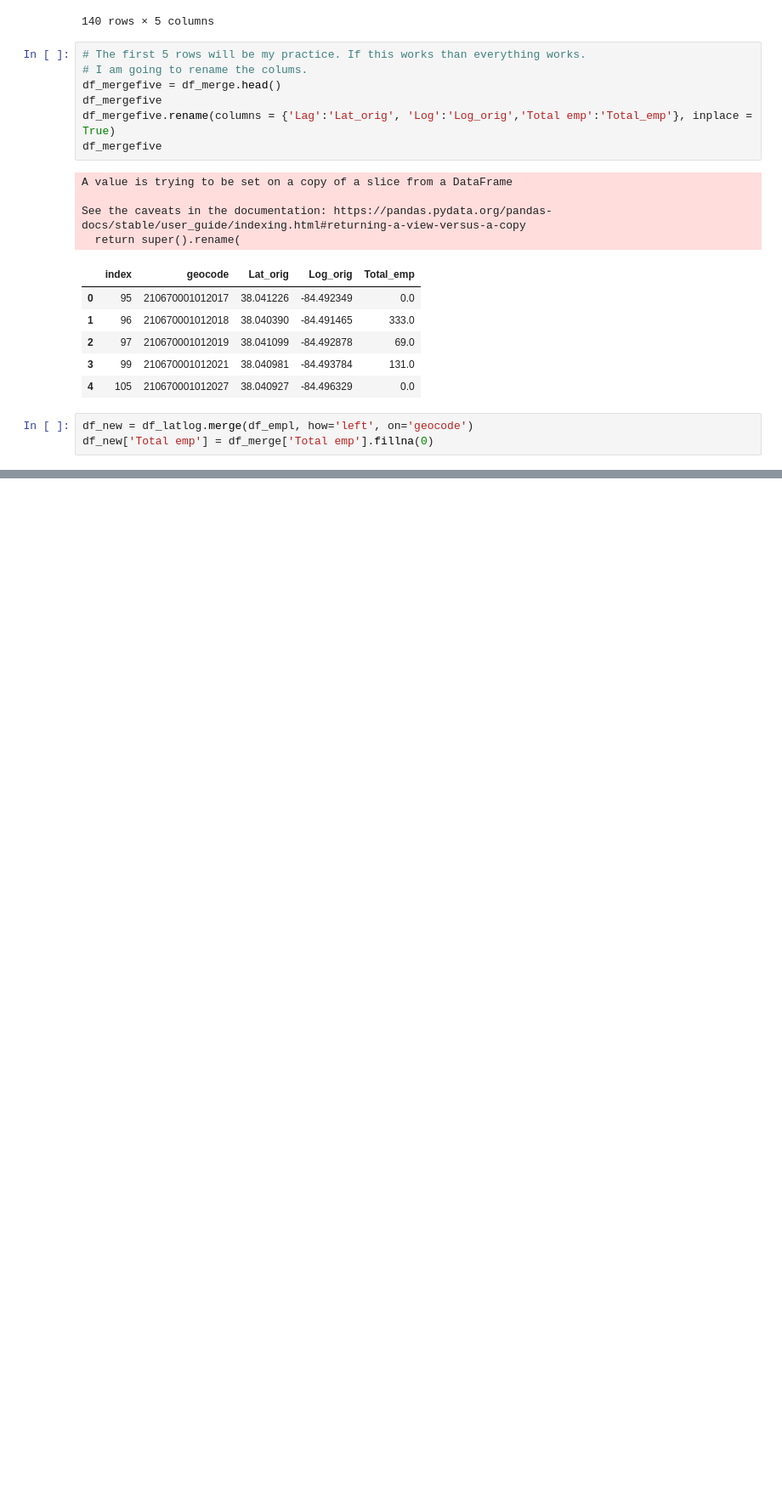
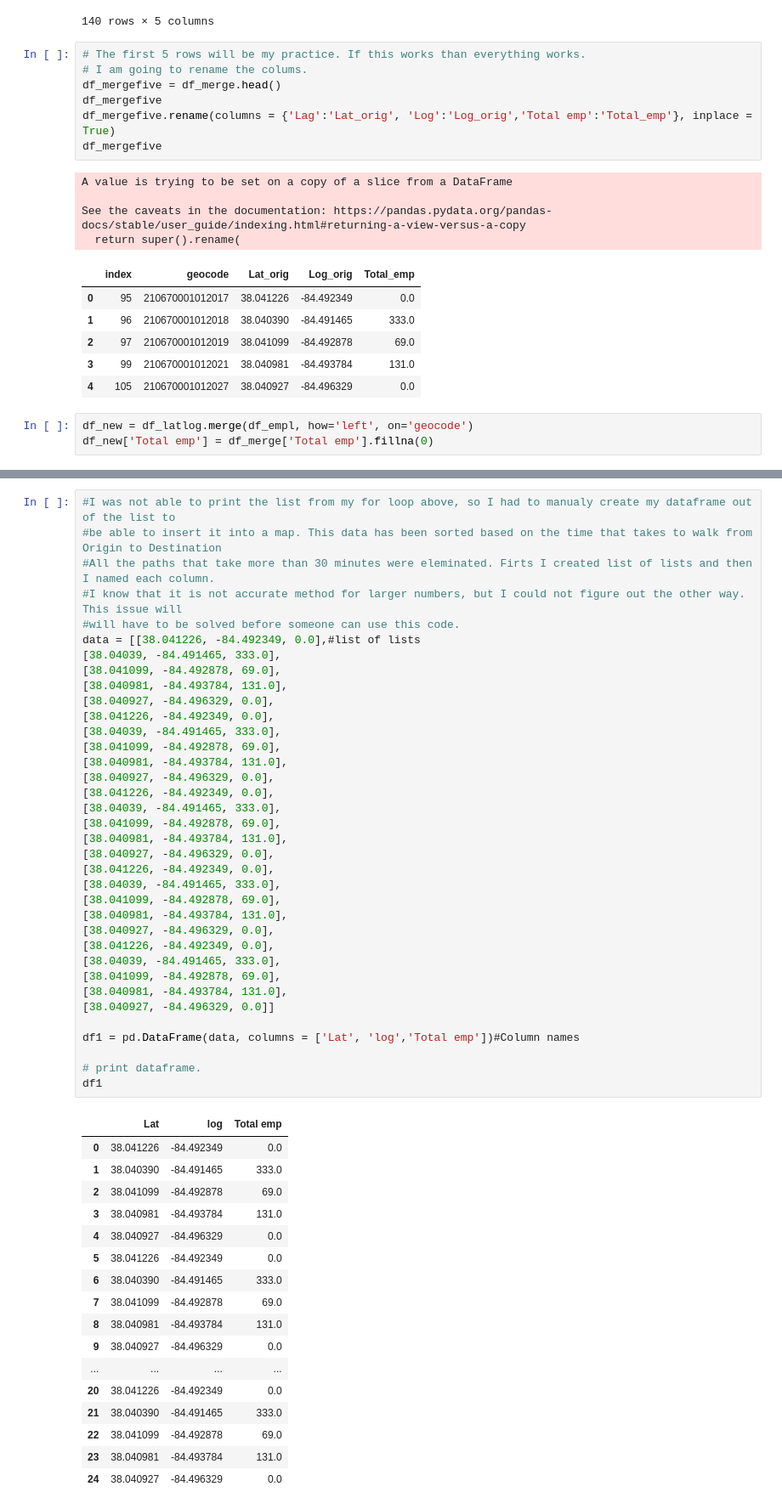
Before and after one commit to dako226/ce599, a Jupyter notebook: Final project /Final project,Pedestrians.ipynb, the cells around one changed output, grey strips where cells are left out. Shown at 85% size. Saved outputs shown, nothing was run; the diff lists cells and outputs as text; blank space fills up the shorter version.

```diff
--- a/Final project /Final project,Pedestrians.ipynb
+++ b/Final project /Final project,Pedestrians.ipynb
@@ -329,0 +236,54 @@ HeatMap(heat_data).add_to(map_hooray)
+# %%
+#I was not able to print the list from my for loop above, so I had to manualy create my dataframe out of the list to
+#be able to insert it into a map. This data has been sorted based on the time that takes to walk from Origin to Destination
+#All the paths that take more than 30 minutes were eleminated. Firts I created list of lists and then I named each column.
+#I know that it is not accurate method for larger numbers, but I could not figure out the other way. This issue will
+#will have to be solved before someone can use this code.
+data = [[38.041226, -84.492349, 0.0],#list of lists
+[38.04039, -84.491465, 333.0],
+[38.041099, -84.492878, 69.0],
+[38.040981, -84.493784, 131.0],
+[38.040927, -84.496329, 0.0],
+[38.041226, -84.492349, 0.0],
+[38.04039, -84.491465, 333.0],
+[38.041099, -84.492878, 69.0],
+[38.040981, -84.493784, 131.0],
+[38.040927, -84.496329, 0.0],
+[38.041226, -84.492349, 0.0],
+[38.04039, -84.491465, 333.0],
+[38.041099, -84.492878, 69.0],
+[38.040981, -84.493784, 131.0],
+[38.040927, -84.496329, 0.0],
+[38.041226, -84.492349, 0.0],
+[38.04039, -84.491465, 333.0],
+[38.041099, -84.492878, 69.0],
+[38.040981, -84.493784, 131.0],
+[38.040927, -84.496329, 0.0],
+[38.041226, -84.492349, 0.0],
+[38.04039, -84.491465, 333.0],
+[38.041099, -84.492878, 69.0],
+[38.040981, -84.493784, 131.0],
+[38.040927, -84.496329, 0.0]]
+
+df1 = pd.DataFrame(data, columns = ['Lat', 'log','Total emp'])#Column names
+
+# print dataframe.
+df1
+# %% [output]
+|  | Lat | log | Total emp |
+| 0 | 38.041226 | -84.492349 | 0.0 |
+| 1 | 38.040390 | -84.491465 | 333.0 |
+| 2 | 38.041099 | -84.492878 | 69.0 |
+| 3 | 38.040981 | -84.493784 | 131.0 |
+| 4 | 38.040927 | -84.496329 | 0.0 |
+| 5 | 38.041226 | -84.492349 | 0.0 |
+| 6 | 38.040390 | -84.491465 | 333.0 |
+| 7 | 38.041099 | -84.492878 | 69.0 |
+| 8 | 38.040981 | -84.493784 | 131.0 |
+| 9 | 38.040927 | -84.496329 | 0.0 |
+| ... | ... | ... | ... |
+| 20 | 38.041226 | -84.492349 | 0.0 |
+| 21 | 38.040390 | -84.491465 | 333.0 |
+| 22 | 38.041099 | -84.492878 | 69.0 |
+| 23 | 38.040981 | -84.493784 | 131.0 |
+| 24 | 38.040927 | -84.496329 | 0.0 |
```
Also changed, not shown: parts of 9 cells of this notebook.
